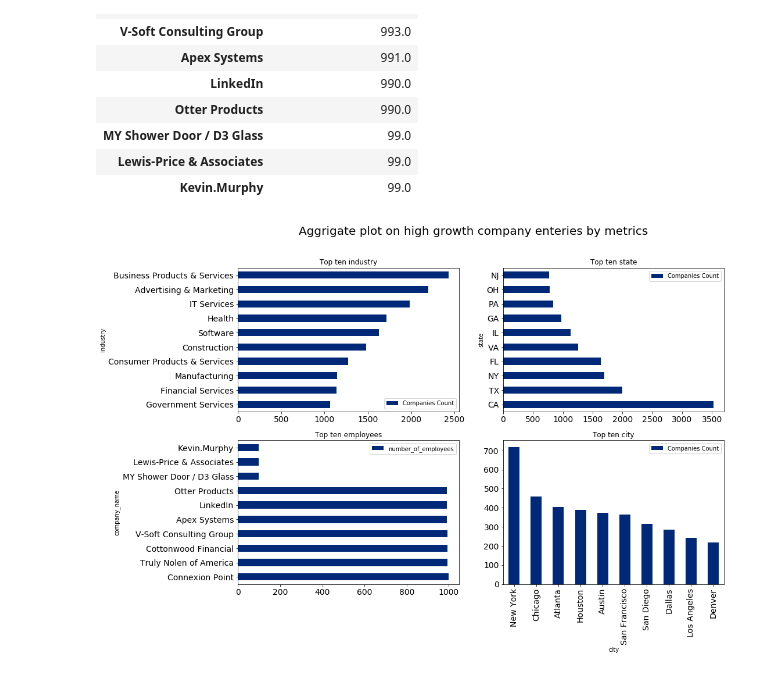
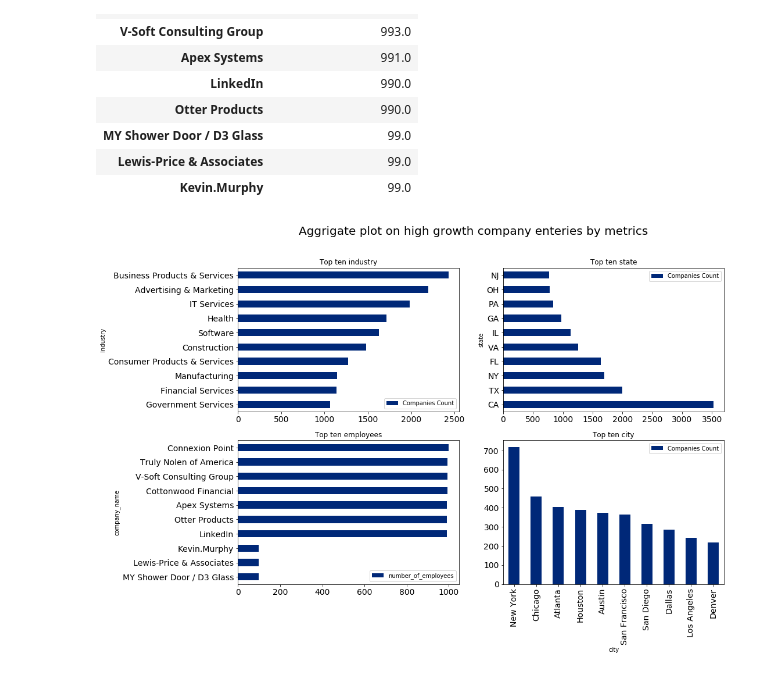
Before and after one commit to ermiasgelaye/ETL-Project, a Jupyter notebook: ETL_data_project.ipynb, the cells around one changed output. Cells and saved outputs as stored; diff of their text form; code cells hidden in the pictures.

```diff
--- a/ETL_data_project.ipynb
+++ b/ETL_data_project.ipynb
@@ -436,18 +436,18 @@ top_ten_employee_df
 # %%
 # Aggrigate plot on high growth company enteries
 # sort industry plot to make more visible
 fig, axes = plt.subplots(nrows=2, ncols=2)
 
 fig.suptitle("Aggrigate plot on high growth company enteries by metrics",fontsize = 20)
 # Top ten industries sourced
 sortedind=top_ind_df.sort_values(by="Companies Count", ascending=True)
 sortedind.plot.barh(figsize=(15,10), color=['#002878'],fontsize = 14,ax=axes[0,0], title="Top ten industry")
 top_ten_state_df.plot.barh(figsize=(15,10), color=['#002878'],fontsize = 14,ax=axes[0,1],title="Top ten state")
 top_ten_city_df.plot.bar(figsize=(15,10), color=['#002878'],fontsize = 14,ax=axes[1,1],title="Top ten city")
-sortedin=top_ten_employee_df.sort_values(by="Companies Count", ascending=True)
-top_ten_employee_df.plot.barh(figsize=(15,10), color=['#002878'],fontsize = 14,ax=axes[1,0],title="Top ten employees")
+sortedemployee=top_ten_employee_df.sort_values(by="number_of_employees", ascending=True)
+sortedemployee.plot.barh(figsize=(15,10), color=['#002878'],fontsize = 14,ax=axes[1,0],title="Top ten employees")
 
 fig.savefig('image/Aggrigate_plot.png')   # save the figure to file
 plt.show()
 # %% [output]
-[figure, old version]
+[figure, new version]
```
Also changed, not shown: 1 other file.
